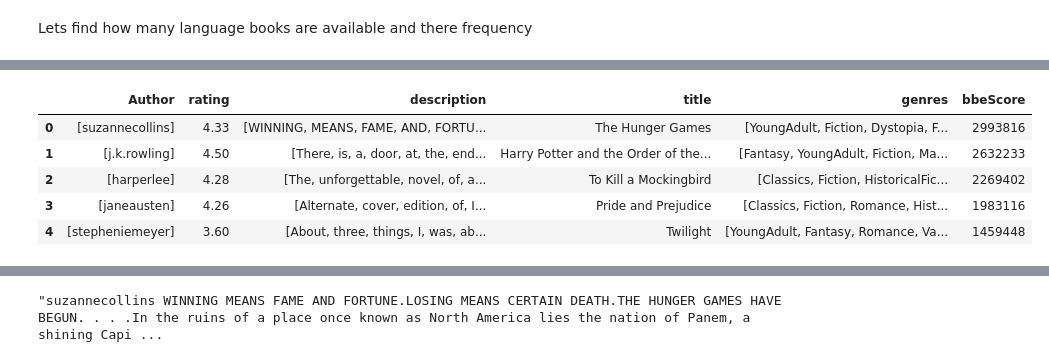
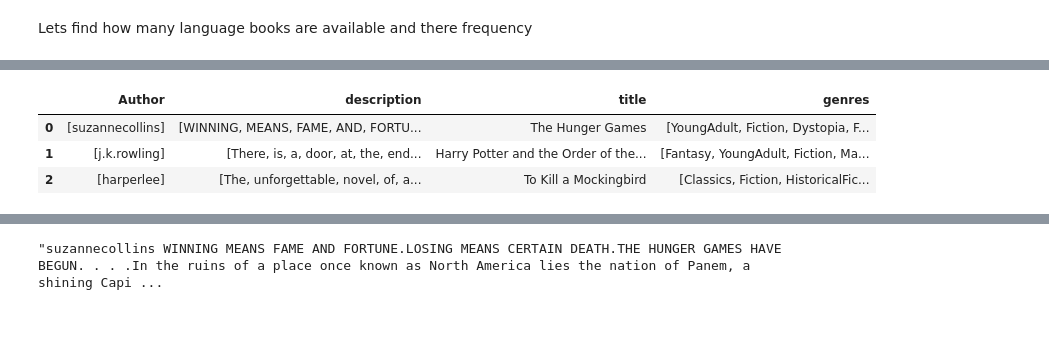
Before and after one commit to RithikDatascientist/Book_recommendation_system, a Jupyter notebook: Books_recommendation_model.ipynb, the cells around one changed output, grey strips where cells are left out. Cells and saved outputs as stored; diff of their text form; code cells hidden in the pictures; blank space fills up the shorter version.

```diff
--- a/Books_recommendation_model.ipynb
+++ b/Books_recommendation_model.ipynb
@@ -101,15 +108,6 @@ As we can see we are missing really low amount of data like max 4000 data. we ca
 # %%
 #Since Description is something which can not be populated using mean or another values we are going to replace it with NA
 df["description"] = df["description"].fillna("NA")
-# %%
-#Now lets take care of language we are going to replace the missing values with Unknow values since its an language its not not going to play major role
-df["language"] = df["language"].fillna("Unknow")
-# %%
-#For now lets replace the null values with 100 pages
-df["pages"] = df["pages"].fillna("100")
-# %%
-#Since the likedPrecent is really low i.e 600 out of 50k  we are going to drop it
-df = df.dropna(subset = ["likedPercent"])
 # %%
 print(df.isna().sum())
 # %% [output]
@@ -371,5 +338,5 @@ Index(['title', 'author', 'rating', 'description', 'language', 'genres',
 # %%
-req_feature = df[["author_alone","rating","description","title","genres","bbeScore"]]
+req_feature = df[["author_alone","description","title","genres"]]
 req_feature = req_feature.rename(columns = {"author_alone"  : "Author"})
 # %%
 req_feature["genres"] = req_feature["genres"].apply(lambda x:x.split(","))
@@ -383,14 +350,12 @@ req_feature["Author"] = req_feature["Author"].apply(
 )
 # %%
 req_feature["Author"] = req_feature["Author"].apply(lambda x: [ i.replace(" ", "") for i in x])
-req_feature.head()
+req_feature.head(3)
 # %% [output]
-|  | Author | rating | description | title | genres | bbeScore |
-| 0 | [suzannecollins] | 4.33 | [WINNING, MEANS, FAME, AND, FORTU... | The Hunger Games | [YoungAdult, Fiction, Dystopia, F... | 2993816 |
-| 1 | [j.k.rowling] | 4.50 | [There, is, a, door, at, the, end... | Harry Potter and the Order of the... | [Fantasy, YoungAdult, Fiction, Ma... | 2632233 |
-| 2 | [harperlee] | 4.28 | [The, unforgettable, novel, of, a... | To Kill a Mockingbird | [Classics, Fiction, HistoricalFic... | 2269402 |
-| 3 | [janeausten] | 4.26 | [Alternate, cover, edition, of, I... | Pride and Prejudice | [Classics, Fiction, Romance, Hist... | 1983116 |
-| 4 | [stepheniemeyer] | 3.60 | [About, three, things, I, was, ab... | Twilight | [YoungAdult, Fantasy, Romance, Va... | 1459448 |
+|  | Author | description | title | genres |
+| 0 | [suzannecollins] | [WINNING, MEANS, FAME, AND, FORTU... | The Hunger Games | [YoungAdult, Fiction, Dystopia, F... |
+| 1 | [j.k.rowling] | [There, is, a, door, at, the, end... | Harry Potter and the Order of the... | [Fantasy, YoungAdult, Fiction, Ma... |
+| 2 | [harperlee] | [The, unforgettable, novel, of, a... | To Kill a Mockingbird | [Classics, Fiction, HistoricalFic... |
 # %%
 req_feature["Tags"] = req_feature["Author"] + req_feature["description"] + req_feature["genres"]
 # %%
```
Also changed, not shown: parts of 47 cells of this notebook, 5 other files.
